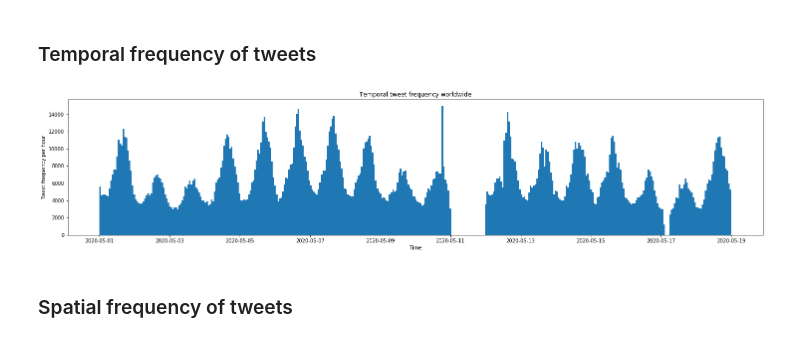
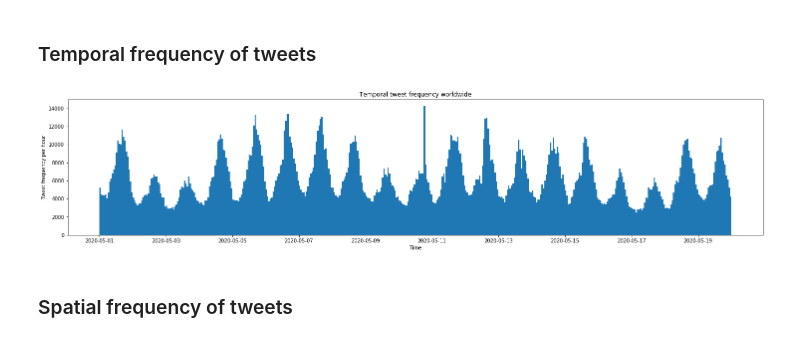
Before and after one commit to Rrishik/COVID-19-tweets, a Jupyter notebook: Covid-19 Tweets analysis.ipynb, the cells around one changed output. Cells and saved outputs as stored; diff of their text form; code cells hidden in the pictures.

```diff
--- a/Covid-19 Tweets analysis.ipynb
+++ b/Covid-19 Tweets analysis.ipynb
@@ -92,22 +99,27 @@ def getLocation(t):
 # %%
 main_dir = './'
 full_dir = main_dir + 'data_full/'
-id_dir = main_dir + 'data_ids/'
+id_dir   = main_dir + 'data/'
 
-df_list = []
+location_list = []
+text_list = []
+time_list = []
 
-for file in sorted(os.listdir(full_dir)[:-2]):
+for file in sorted(os.listdir(full_dir))[:-2]:
     print('reading... ' + file)
 
     df_full = pd.read_csv(full_dir + file).drop_duplicates()
     df_full = df_full.dropna(subset = ['id'])
 
     df_full = df_full[df_full.created_at.apply(isDate)]
-    df_full.to_csv(full_dir + file, index = None)
+#     df_full.to_csv(full_dir + file, index = None)
 
     df_full['locations'] = df_full.apply(getLocation, axis = 1)
     df_full[['id', 'locations']].to_csv(full_dir + 'locations/' + file[:-9] + '_loc.csv', index = None)
-    df_list.append(df_full)
+
+    text_list.append(df_full[['id', 'full_text']])
+    time_list.append(df_full[['id', 'created_at']])
+    location_list.append(df_full[['id', 'locations']])
 
     print(file + ' ..done')
     print()
@@ -146,15 +146,19 @@ df.tail()
+# %%
+df_time = pd.concat(time_list).reset_index().drop('index', axis = 1)
+df_text = pd.concat(text_list).reset_index().drop('index', axis = 1)
+df_locations = pd.concat(location_list).reset_index().drop('index', axis = 1)
 # %% [markdown]
 ### Temporal frequency of tweets
 # %%
-df = df[df.created_at.apply(isDate)]
+# df = df[df.created_at.apply(isDate)]
 
 fig = plt.figure(figsize=(25,5))
 ax = fig.add_subplot(111)
 ax.set(title='Temporal tweet frequency worldwide', xlabel='Time', ylabel='Tweet frequency per hour')
-plt.hist(pd.to_datetime(df.created_at), bins = 24*len(df_list))
+plt.hist(pd.to_datetime(df_time.created_at), bins = 24*len(time_list))
 plt.show()
 # %% [output]
-[figure, old version]
+[figure, new version]
 # %% [markdown]
 ### Spatial frequency of tweets
 # %%
```
Also changed, not shown: parts of 31 cells of this notebook, 12 other files.
